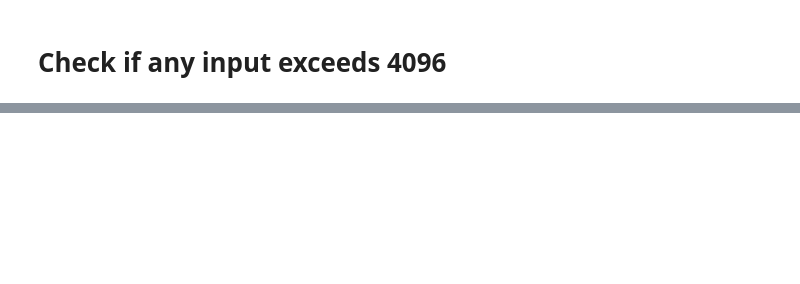
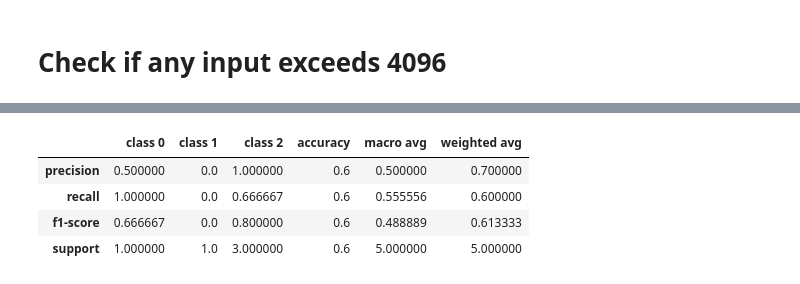
Before and after one commit to kapllan/zeroshot_lexglue, a Jupyter notebook: notebookes/DataAnalysis.ipynb, the cells around one changed output, grey strips where cells are left out. Cells and saved outputs as stored; diff of their text form; code cells hidden in the pictures; blank space fills up the shorter version.

```diff
--- a/notebookes/DataAnalysis.ipynb
+++ b/notebookes/DataAnalysis.ipynb
@@ -173,0 +188,14 @@ all_data
+# %%
+from sklearn.metrics import classification_report
+y_true = [0, 1, 2, 2, 2]
+y_pred = [0, 0, 2, 2, 1]
+target_names = ['class 0', 'class 1', 'class 2']
+report = classification_report(y_true, y_pred, target_names=target_names,output_dict=True)
+# %%
+pd.DataFrame(report)
+# %% [output]
+|  | class 0 | class 1 | class 2 | accuracy | macro avg | weighted avg |
+| precision | 0.500000 | 0.0 | 1.000000 | 0.6 | 0.500000 | 0.700000 |
+| recall | 1.000000 | 0.0 | 0.666667 | 0.6 | 0.555556 | 0.600000 |
+| f1-score | 0.666667 | 0.0 | 0.800000 | 0.6 | 0.488889 | 0.613333 |
+| support | 1.000000 | 1.0 | 3.000000 | 0.6 | 5.000000 | 5.000000 |
```
Also changed, not shown: parts of 31 cells of this notebook, 14 other files.
